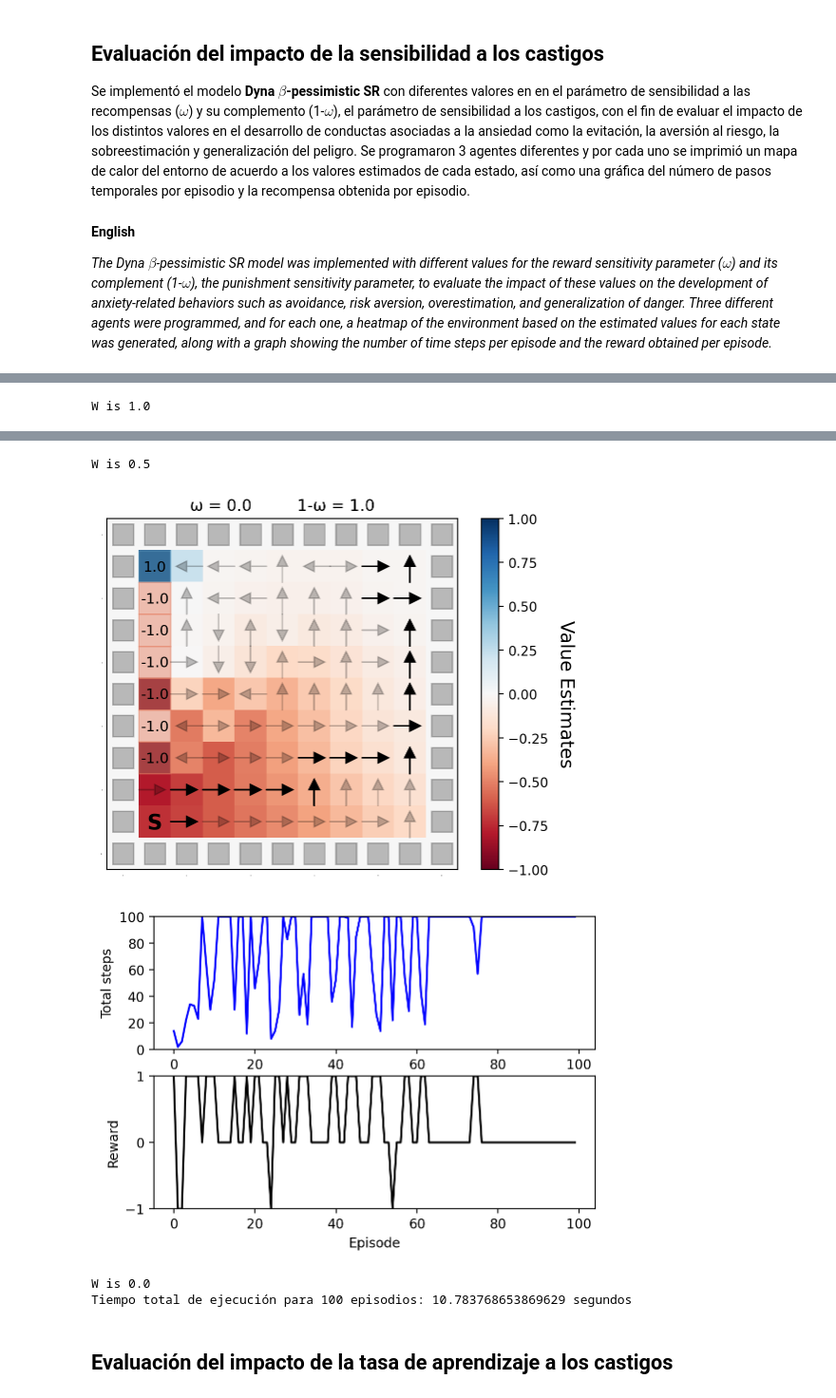
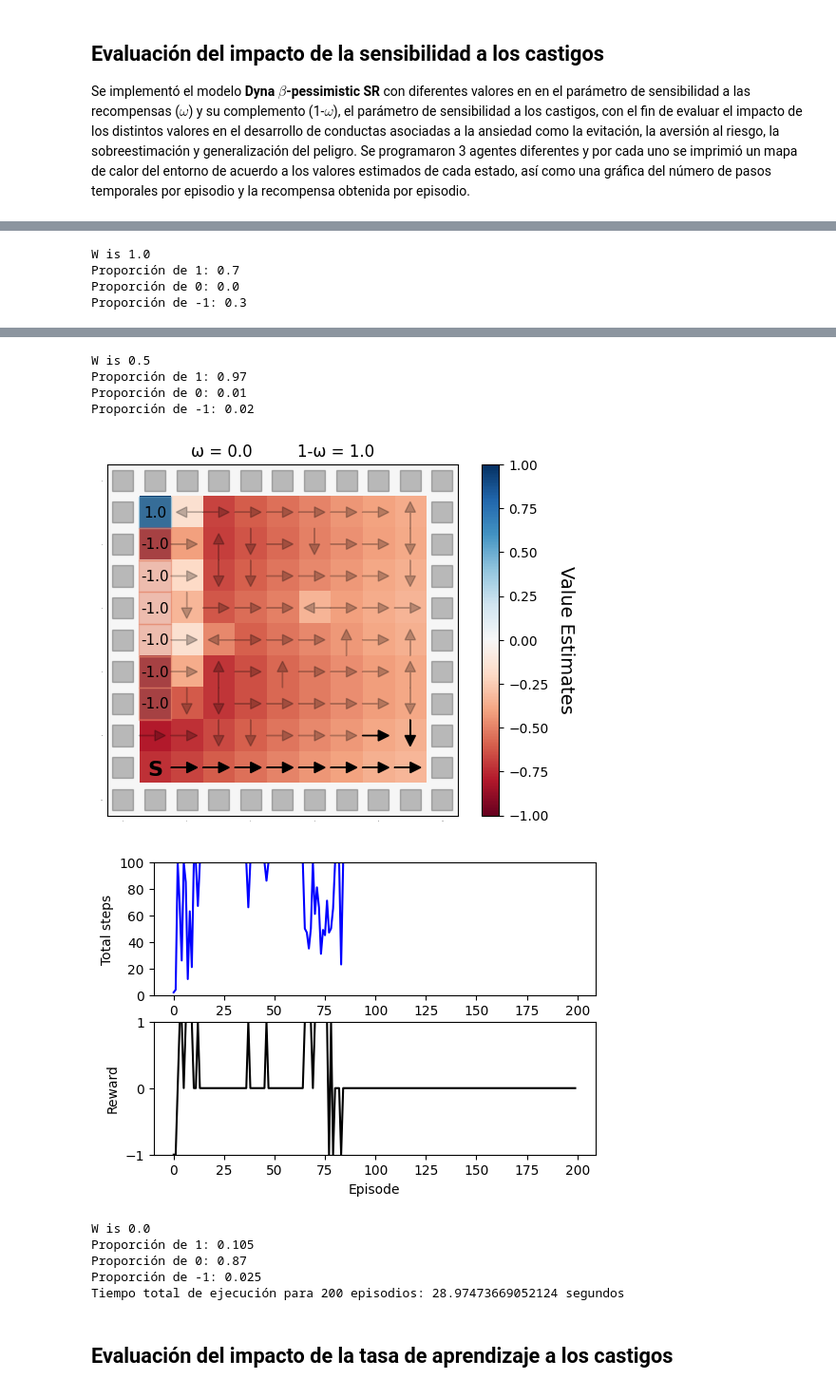
Before and after one commit to Alicia-MJ/tesis-modelamiento-computacional-de-la-ansiedad, a Jupyter notebook: Notebook.ipynb, the cells around one changed output, grey strips where cells are left out. Shown at 95% size. Saved outputs shown, nothing was run; the diff lists cells and outputs as text; code cells hidden in the pictures.

```diff
--- a/Notebook.ipynb
+++ b/Notebook.ipynb
@@ -50,17 +49,11 @@ env.render()
 ## Evaluación del impacto de la sensibilidad a los castigos
 
 Se implementó el modelo **Dyna $\beta$-pessimistic SR** con diferentes valores en en el parámetro de sensibilidad a las recompensas ($ω$) y su complemento (1-$\omega$), el parámetro de sensibilidad a los castigos, con el fin de evaluar el impacto de los distintos valores en el desarrollo de conductas asociadas a la ansiedad como la evitación, la aversión al riesgo, la sobreestimación y generalización del peligro. Se programaron 3 agentes diferentes y por cada uno se imprimió un mapa de calor del entorno de acuerdo a los valores estimados de cada estado, así como una gráfica del número de pasos temporales por episodio y la recompensa obtenida por episodio.
-# %% [markdown]
-
-**English**
-
-
-*The Dyna $\beta$-pessimistic SR model was implemented with different values for the reward sensitivity parameter ($\omega$) and its complement (1-$\omega$), the punishment sensitivity parameter, to evaluate the impact of these values on the development of anxiety-related behaviors such as avoidance, risk aversion, overestimation, and generalization of danger. Three different agents were programmed, and for each one, a heatmap of the environment based on the estimated values for each state was generated, along with a graph showing the number of time steps per episode and the reward obtained per episode.*
 # %%
-num_episodes = 100
+num_episodes = 200
 max_steps = 100
 w_values = [1.0, 0.5, 0.0]
-num_recall = 4
+num_recall = 3
 
 
 reward_map = {(1, 1): 1.0,  (7, 1): -1.0, (6, 1): -1.0, (5, 1): -1.0, (4, 1): -1.0, (3, 1): -1.0, (2, 1): -1.0}
@@ -83,8 +76,7 @@ for w_value in w_values:
         gamma=0.9,
         poltype="egp",
         epsilon=0.2,
-        w_value=w_value,
-        num_recall=num_recall
+        w_value=w_value
     )
 
     total_steps = []
@@ -118,6 +110,14 @@ for w_value in w_values:
 
     print(f'W is {w_value}')
 
+    fr_1 = (tot_returns.count(-1))/len(tot_returns)
+    fr_0 = tot_returns.count(0)/len(tot_returns)
+    fr_n = tot_returns.count(1)/len(tot_returns)
+
+    print(f"Proporción de 1: {fr_n}")
+    print(f"Proporción de 0: {fr_0}")
+    print(f"Proporción de -1: {fr_1}")
+
 # Fin del temporizador
 end_time = time.time()
 
@@ -131 +131,4 @@ print(f"Tiempo total de ejecución para {num_episodes} episodios: {total_time} s
 W is 1.0
+Proporción de 1: 0.7
+Proporción de 0: 0.0
+Proporción de -1: 0.3
@@ -134,8 +137,14 @@ W is 1.0
 W is 0.5
+Proporción de 1: 0.97
+Proporción de 0: 0.01
+Proporción de -1: 0.02
-[figure, old version]
+[figure, new version]
-[figure, old version]
+[figure, new version]
 W is 0.0
-Tiempo total de ejecución para 100 episodios: 10.783768653869629 segundos
+Proporción de 1: 0.105
+Proporción de 0: 0.87
+Proporción de -1: 0.025
+Tiempo total de ejecución para 200 episodios: 28.97473669052124 segundos
 # %% [markdown]
 ## **Evaluación del impacto de la tasa de aprendizaje a los castigos**
 # %% [markdown]
```
Also changed, not shown: parts of 8 cells of this notebook.
